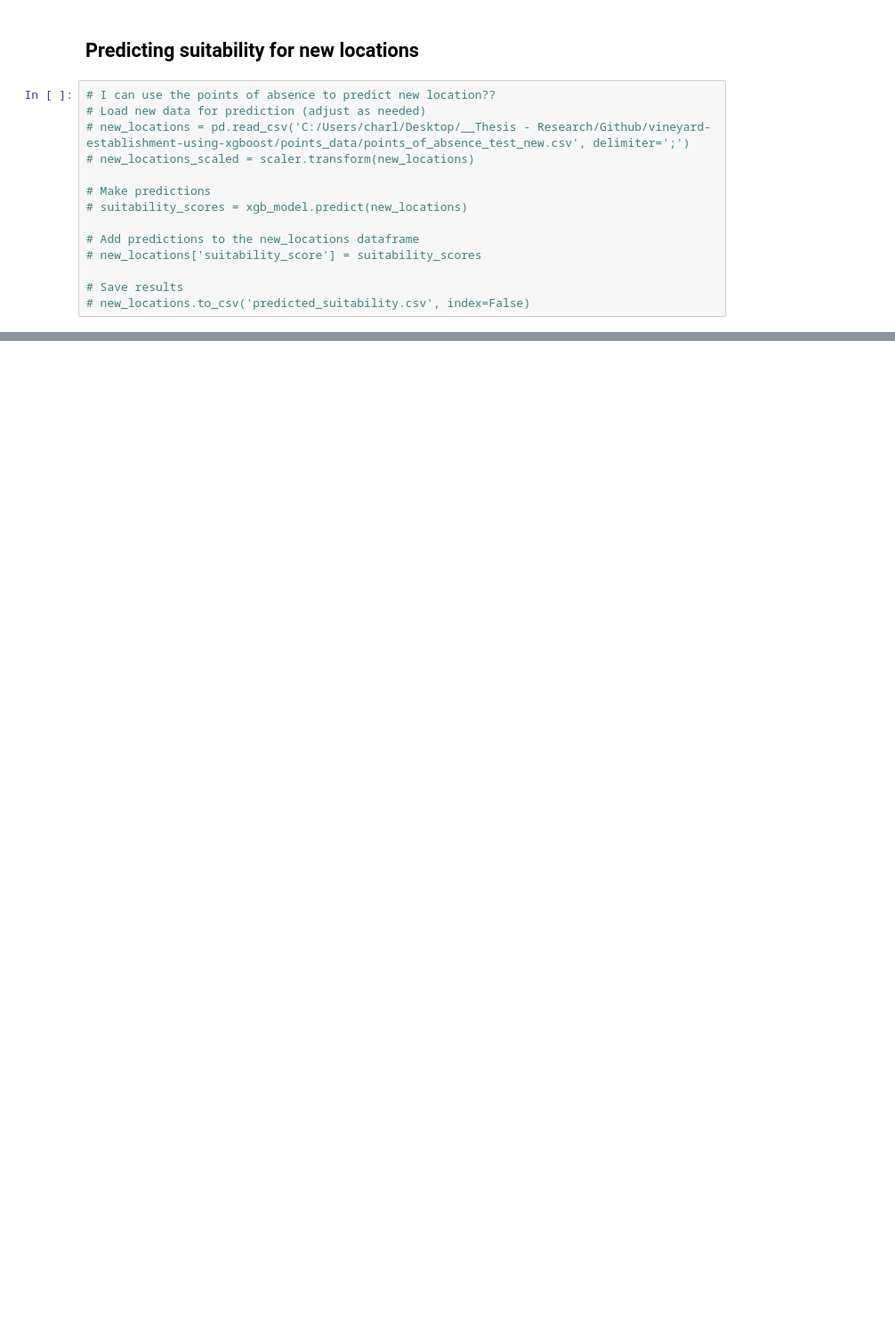
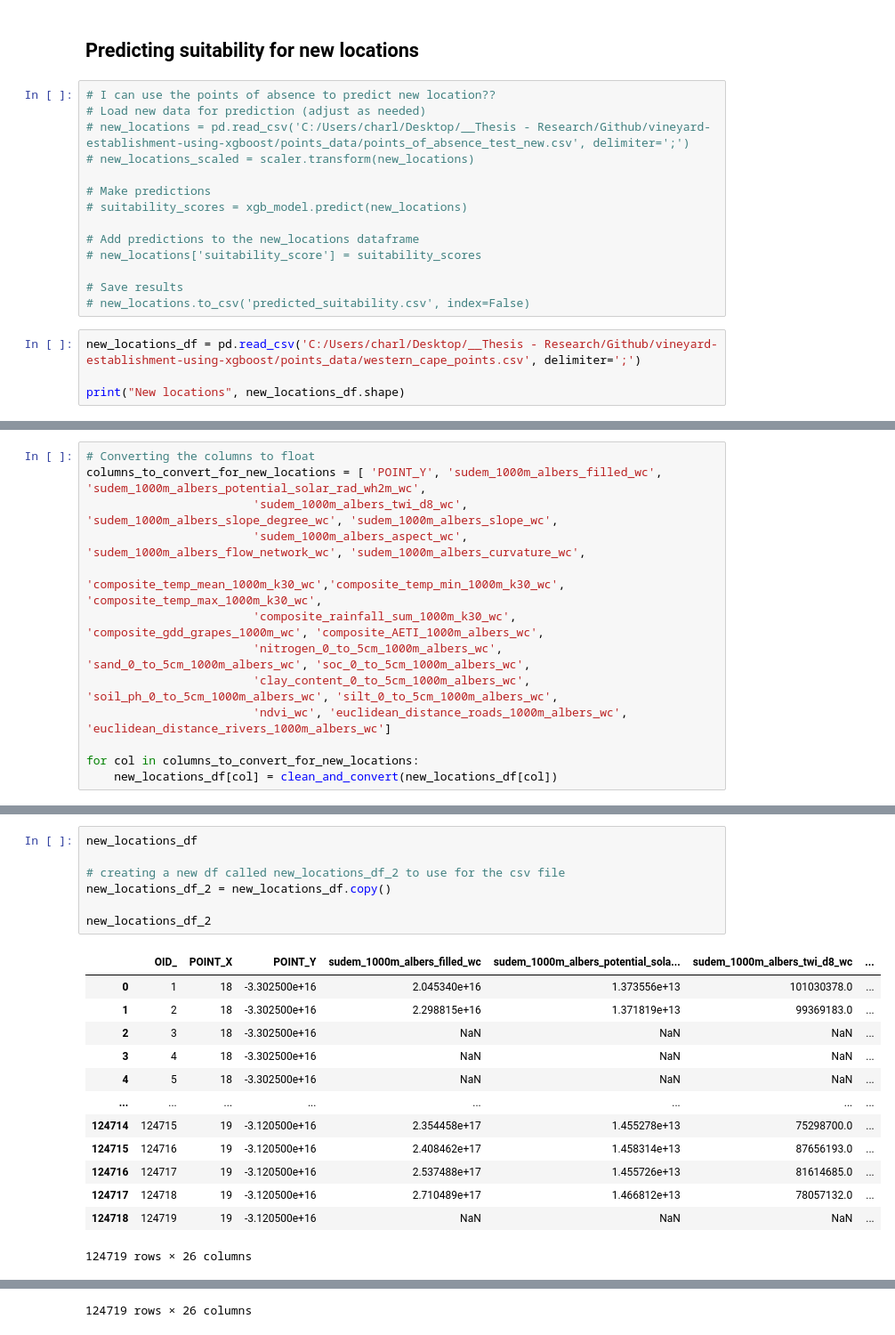
Before and after one commit to charlesmudima/vineyard-establishment-using-xgboost, a Jupyter notebook: xgboost-data-visualisation.ipynb, the cells around one changed output, grey strips where cells are left out. Shown at 89% size. Drawn from its saved outputs; the diff is of its cells as text; blank space fills up the shorter version.

```diff
--- a/xgboost-data-visualisation.ipynb
+++ b/xgboost-data-visualisation.ipynb
@@ -719,3 +723,7 @@ Text(0.5, 1.0, 'Feature Importance')
 
 # Save results
 # new_locations.to_csv('predicted_suitability.csv', index=False)
+# %%
+new_locations_df = pd.read_csv('C:/Users/charl/Desktop/__Thesis - Research/Github/vineyard-establishment-using-xgboost/points_data/western_cape_points.csv', delimiter=';')
+
+print("New locations", new_locations_df.shape)
@@ -721,0 +793,13 @@ Text(0.5, 1.0, 'Feature Importance')
+# %%
+# Converting the columns to float
+columns_to_convert_for_new_locations = [ 'POINT_Y', 'sudem_1000m_albers_filled_wc', 'sudem_1000m_albers_potential_solar_rad_wh2m_wc',
+                        'sudem_1000m_albers_twi_d8_wc', 'sudem_1000m_albers_slope_degree_wc', 'sudem_1000m_albers_slope_wc',
+                        'sudem_1000m_albers_aspect_wc', 'sudem_1000m_albers_flow_network_wc', 'sudem_1000m_albers_curvature_wc',
+                        'composite_temp_mean_1000m_k30_wc','composite_temp_min_1000m_k30_wc', 'composite_temp_max_1000m_k30_wc',
+                        'composite_rainfall_sum_1000m_k30_wc', 'composite_gdd_grapes_1000m_wc', 'composite_AETI_1000m_albers_wc',
+                        'nitrogen_0_to_5cm_1000m_albers_wc', 'sand_0_to_5cm_1000m_albers_wc', 'soc_0_to_5cm_1000m_albers_wc',
+                        'clay_content_0_to_5cm_1000m_albers_wc', 'soil_ph_0_to_5cm_1000m_albers_wc', 'silt_0_to_5cm_1000m_albers_wc',
+                        'ndvi_wc', 'euclidean_distance_roads_1000m_albers_wc', 'euclidean_distance_rivers_1000m_albers_wc']
+
+for col in columns_to_convert_for_new_locations:
+    new_locations_df[col] = clean_and_convert(new_locations_df[col])
@@ -721,0 +828,21 @@ Text(0.5, 1.0, 'Feature Importance')
+# %%
+new_locations_df
+
+# creating a new df called new_locations_df_2 to use for the csv file
+new_locations_df_2 = new_locations_df.copy()
+
+new_locations_df_2
+# %% [output]
+|  | OID_ | POINT_X | POINT_Y | sudem_1000m_albers_filled_wc | sudem_1000m_albers_potential_sola... | sudem_1000m_albers_twi_d8_wc | ... |
+| 0 | 1 | 18 | -3.302500e+16 | 2.045340e+16 | 1.373556e+13 | 101030378.0 | ... |
+| 1 | 2 | 18 | -3.302500e+16 | 2.298815e+16 | 1.371819e+13 | 99369183.0 | ... |
+| 2 | 3 | 18 | -3.302500e+16 | NaN | NaN | NaN | ... |
+| 3 | 4 | 18 | -3.302500e+16 | NaN | NaN | NaN | ... |
+| 4 | 5 | 18 | -3.302500e+16 | NaN | NaN | NaN | ... |
+| ... | ... | ... | ... | ... | ... | ... | ... |
+| 124714 | 124715 | 19 | -3.120500e+16 | 2.354458e+17 | 1.455278e+13 | 75298700.0 | ... |
+| 124715 | 124716 | 19 | -3.120500e+16 | 2.408462e+17 | 1.458314e+13 | 87656193.0 | ... |
+| 124716 | 124717 | 19 | -3.120500e+16 | 2.537488e+17 | 1.455726e+13 | 81614685.0 | ... |
+| 124717 | 124718 | 19 | -3.120500e+16 | 2.710489e+17 | 1.466812e+13 | 78057132.0 | ... |
+| 124718 | 124719 | 19 | -3.120500e+16 | NaN | NaN | NaN | ... |
+124719 rows × 26 columns
@@ -721,0 +861 @@ Text(0.5, 1.0, 'Feature Importance')
+124719 rows × 26 columns
```
Also changed, not shown: parts of 27 cells of this notebook.
